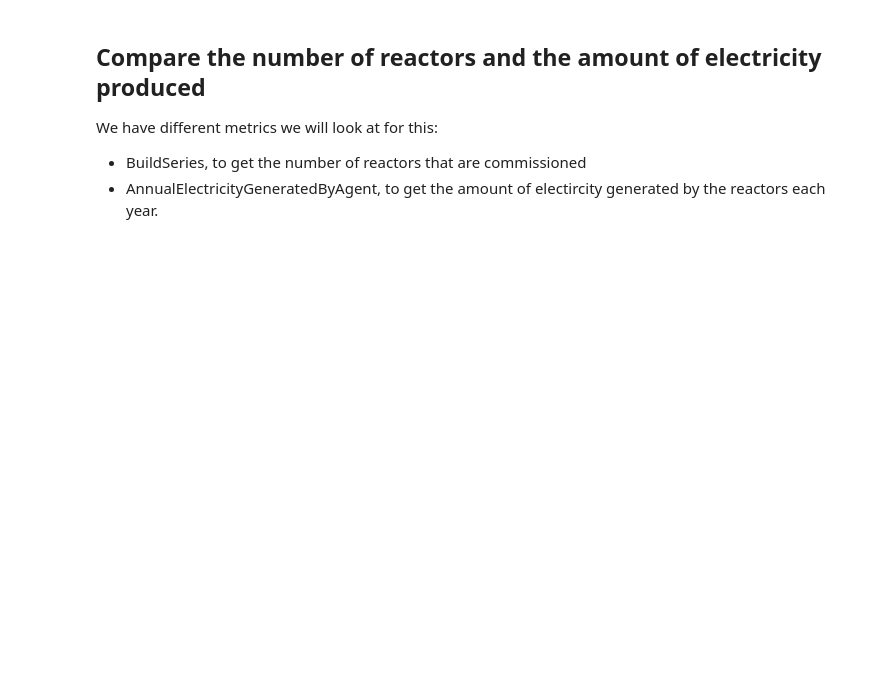
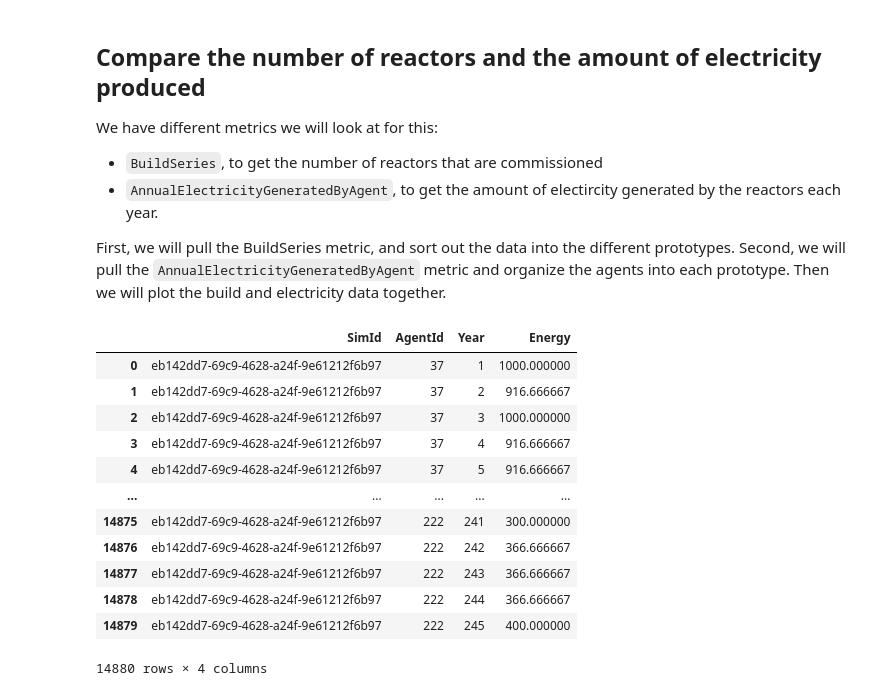
Before and after one commit to abachma2/Workshop-Codespace, a Jupyter notebook: examples/eg01-eg23-simple.ipynb, the cells around one changed output. Cells and saved outputs as stored; diff of their text form; code cells hidden in the pictures; blank space fills up the shorter version.

```diff
--- a/examples/eg01-eg23-simple.ipynb
+++ b/examples/eg01-eg23-simple.ipynb
@@ -27,7 +32,12 @@ graphs.flow_graph(eg23_evaluator, label='comm')
 # %% [markdown]
 ## Compare the number of reactors and the amount of electricity produced
 We have different metrics we will look at for this:
-* BuildSeries, to get the number of reactors that are commissioned
-* AnnualElectricityGeneratedByAgent, to get the amount of electircity
+* `BuildSeries`, to get the number of reactors that are commissioned
+* `AnnualElectricityGeneratedByAgent`, to get the amount of electircity
   generated by the reactors each year.
+
+First, we will pull the BuildSeries metric, and sort out the data into the
+different prototypes. Second, we will pull the `AnnualElectricityGeneratedByAgent`
+metric and organize the agents into each prototype.
+Then we will plot the build and electricity data together.
 # %%
@@ -34,0 +49,16 @@ build_series = eg23_evaluator.eval('BuildSeries')
+# %%
+all_electricity
+# %% [output]
+|  | SimId | AgentId | Year | Energy |
+| 0 | eb142dd7-69c9-4628-a24f-9e61212f6b97 | 37 | 1 | 1000.000000 |
+| 1 | eb142dd7-69c9-4628-a24f-9e61212f6b97 | 37 | 2 | 916.666667 |
+| 2 | eb142dd7-69c9-4628-a24f-9e61212f6b97 | 37 | 3 | 1000.000000 |
+| 3 | eb142dd7-69c9-4628-a24f-9e61212f6b97 | 37 | 4 | 916.666667 |
+| 4 | eb142dd7-69c9-4628-a24f-9e61212f6b97 | 37 | 5 | 916.666667 |
+| ... | ... | ... | ... | ... |
+| 14875 | eb142dd7-69c9-4628-a24f-9e61212f6b97 | 222 | 241 | 300.000000 |
+| 14876 | eb142dd7-69c9-4628-a24f-9e61212f6b97 | 222 | 242 | 366.666667 |
+| 14877 | eb142dd7-69c9-4628-a24f-9e61212f6b97 | 222 | 243 | 366.666667 |
+| 14878 | eb142dd7-69c9-4628-a24f-9e61212f6b97 | 222 | 244 | 366.666667 |
+| 14879 | eb142dd7-69c9-4628-a24f-9e61212f6b97 | 222 | 245 | 400.000000 |
+14880 rows × 4 columns
```
Also changed, not shown: parts of 5 cells of this notebook.
